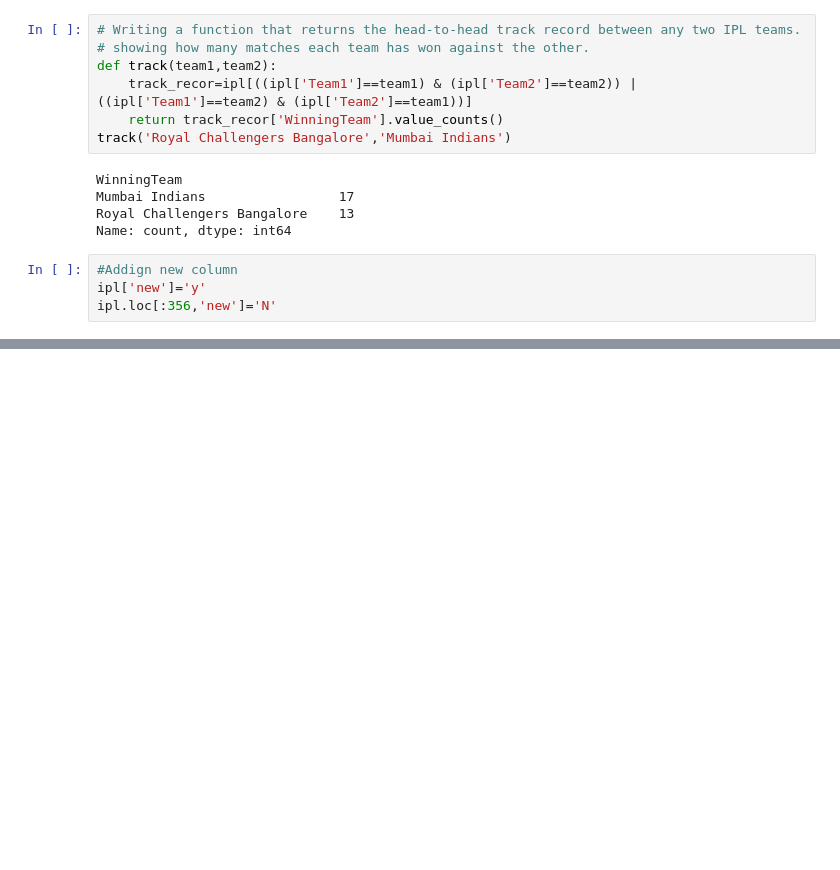
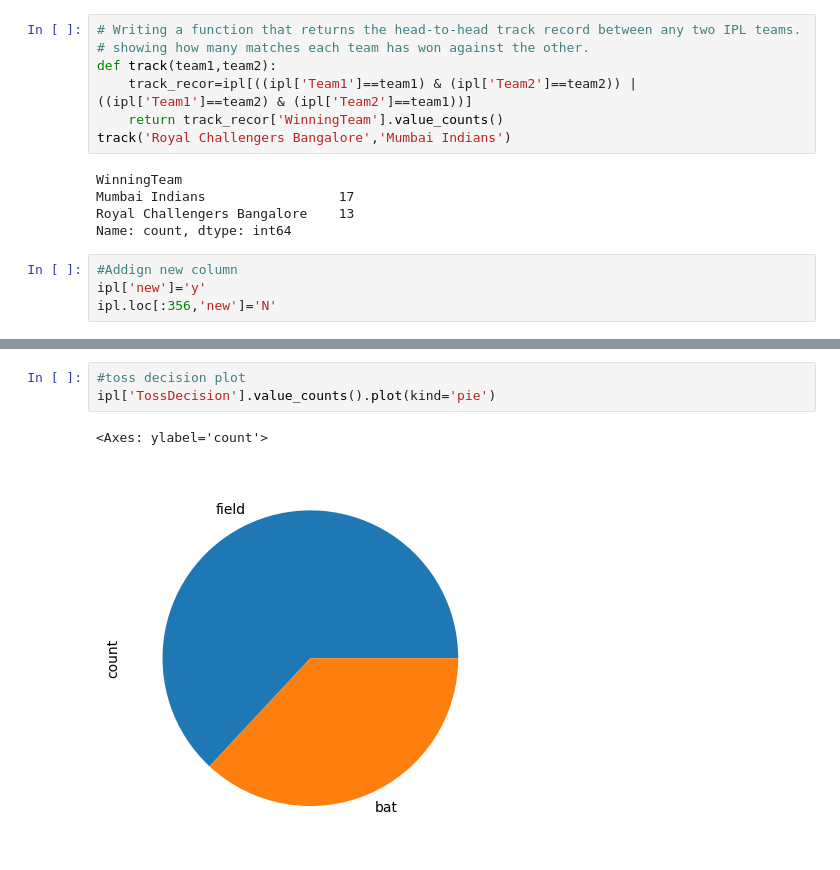
Before and after one commit to 2k24cs2r2512607-sketch/Python-Data-Analysis-Learning, a Jupyter notebook: Python/Pandas/Panda_project/ipl_dataset.ipynb, the cells around one changed output, grey strips where cells are left out. Saved outputs shown, nothing was run; the diff lists cells and outputs as text; blank space fills up the shorter version.

```diff
--- a/Python/Pandas/Panda_project/ipl_dataset.ipynb
+++ b/Python/Pandas/Panda_project/ipl_dataset.ipynb
@@ -168,0 +198,6 @@ ipl
+# %%
+#toss decision plot
+ipl['TossDecision'].value_counts().plot(kind='pie')
+# %% [output]
+<Axes: ylabel='count'>
+[figure, added]
```
Also changed, not shown: parts of 9 cells of this notebook, 1 other file.
